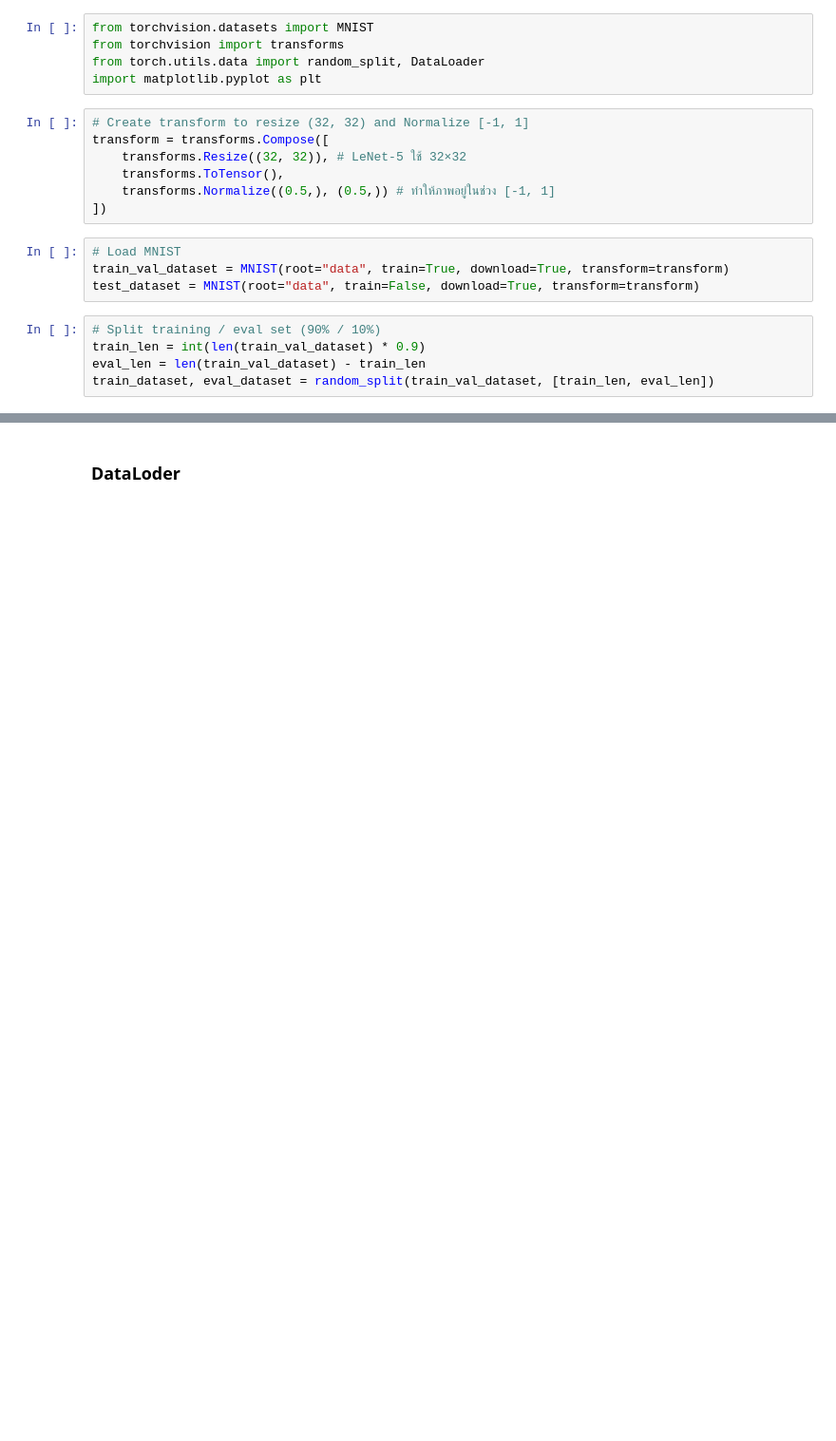
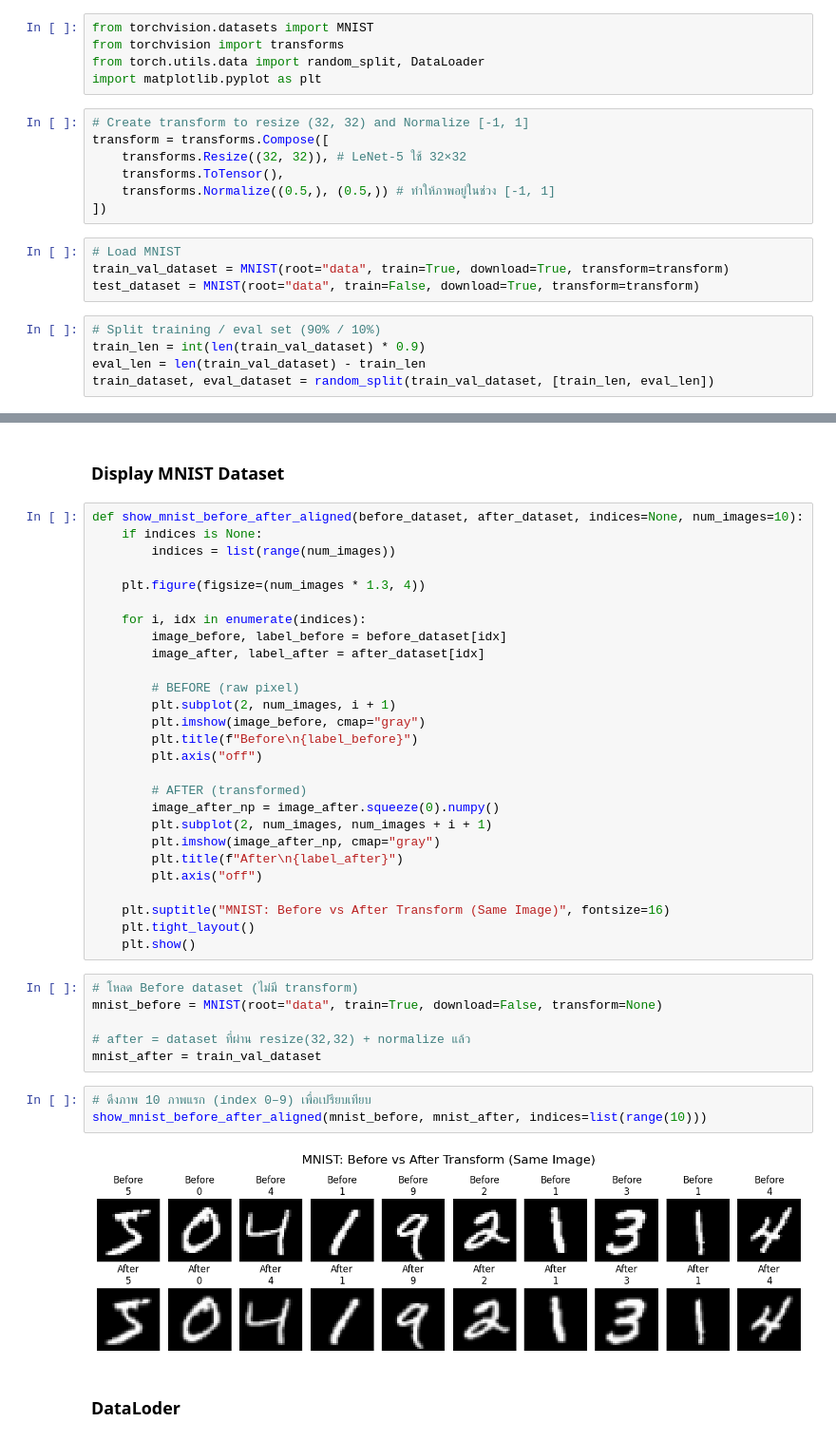
Before and after one commit to morsetechlab/DeepVision-Classical-Models, a Jupyter notebook: LeNet_5_with_MNIST_Dataset.ipynb, the cells around one changed output, grey strips where cells are left out. Shown at 95% size. Drawn from its saved outputs; the diff is of its cells as text; blank space fills up the shorter version.

```diff
--- a/LeNet_5_with_MNIST_Dataset.ipynb
+++ b/LeNet_5_with_MNIST_Dataset.ipynb
@@ -49,3 +81,43 @@ train_dataset, eval_dataset = random_split(train_val_dataset, [train_len, eval_l
+# %% [markdown]
+### Display MNIST Dataset
+# %%
+def show_mnist_before_after_aligned(before_dataset, after_dataset, indices=None, num_images=10):
+    if indices is None:
+        indices = list(range(num_images))
+
+    plt.figure(figsize=(num_images * 1.3, 4))
+
+    for i, idx in enumerate(indices):
+        image_before, label_before = before_dataset[idx]
+        image_after, label_after = after_dataset[idx]
+
+        # BEFORE (raw pixel)
+        plt.subplot(2, num_images, i + 1)
+        plt.imshow(image_before, cmap="gray")
+        plt.title(f"Before\n{label_before}")
+        plt.axis("off")
+
+        # AFTER (transformed)
+        image_after_np = image_after.squeeze(0).numpy()
+        plt.subplot(2, num_images, num_images + i + 1)
+        plt.imshow(image_after_np, cmap="gray")
+        plt.title(f"After\n{label_after}")
+        plt.axis("off")
+
+    plt.suptitle("MNIST: Before vs After Transform (Same Image)", fontsize=16)
+    plt.tight_layout()
+    plt.show()
+# %%
+# โหลด Before dataset (ไม่มี transform)
+mnist_before = MNIST(root="data", train=True, download=False, transform=None)
+
+# after = dataset ที่ผ่าน resize(32,32) + normalize แล้ว
+mnist_after = train_val_dataset
+# %%
+# ดึงภาพ 10 ภาพแรก (index 0–9) เพื่อเปรียบเทียบ
+show_mnist_before_after_aligned(mnist_before, mnist_after, indices=list(range(10)))
+# %% [output]
+[figure, added]
 # %% [markdown]
 ### DataLoder
 # %%
```
Also changed, not shown: parts of 33 cells of this notebook, 2 other files.
